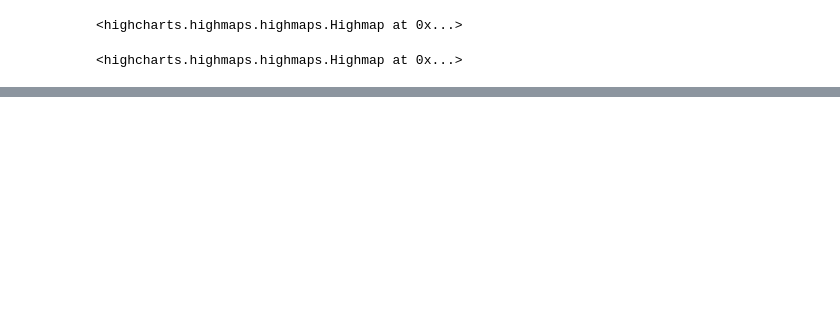
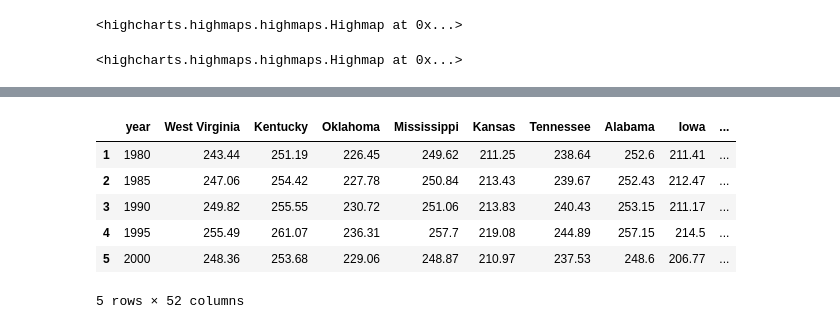
Before and after one commit to j-crowe/Cancer-Mortality-Visualization, a Jupyter notebook: mortality.ipynb, the cells around one changed output, grey strips where cells are left out. Saved outputs shown, nothing was run; the diff lists cells and outputs as text; code cells hidden in the pictures; blank space fills up the shorter version.

```diff
--- a/mortality.ipynb
+++ b/mortality.ipynb
@@ -150,0 +231,17 @@ C
+# %%
+# Transform data for easy plotting
+state_names = states_yearly_change['state'].tolist()
+state_names.insert(0, 'year')
+
+state_t = states_yearly_change.T.reset_index().drop(0)
+state_t.columns = state_names
+
+state_t.head()
+# %% [output]
+|  | year | West Virginia | Kentucky | Oklahoma | Mississippi | Kansas | Tennessee | Alabama | Iowa | ... |
+| 1 | 1980 | 243.44 | 251.19 | 226.45 | 249.62 | 211.25 | 238.64 | 252.6 | 211.41 | ... |
+| 2 | 1985 | 247.06 | 254.42 | 227.78 | 250.84 | 213.43 | 239.67 | 252.43 | 212.47 | ... |
+| 3 | 1990 | 249.82 | 255.55 | 230.72 | 251.06 | 213.83 | 240.43 | 253.15 | 211.17 | ... |
+| 4 | 1995 | 255.49 | 261.07 | 236.31 | 257.7 | 219.08 | 244.89 | 257.15 | 214.5 | ... |
+| 5 | 2000 | 248.36 | 253.68 | 229.06 | 248.87 | 210.97 | 237.53 | 248.6 | 206.77 | ... |
+5 rows × 52 columns
```
Also changed, not shown: parts of 11 cells of this notebook.
